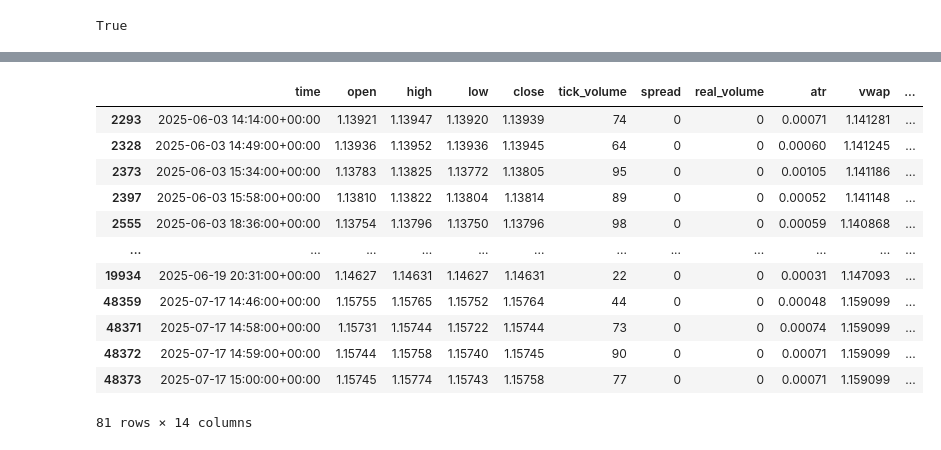
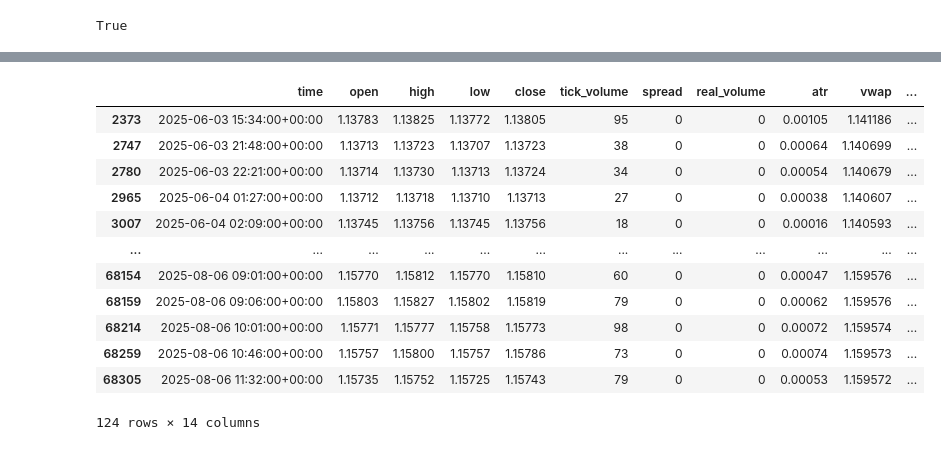
Before and after one commit to Moad2048/python_finance_market_projects, a Jupyter notebook: gpt_algo.ipynb, the cells around one changed output, grey strips where cells are left out. Drawn from its saved outputs; the diff is of its cells as text; code cells hidden in the pictures.

```diff
--- a/gpt_algo.ipynb
+++ b/gpt_algo.ipynb
@@ -118,28 +118,37 @@ Risk-Reward Ratio: 3.81
 [('win', np.float64(1.13805), np.float64(1.13831)), ('loss', np.float64(1.13723), np.float64(1.13709)), ('loss', np.float64(1.13724), np.float64(1.13697)), ('win', np.float64(1.13713), np.float64(1.13 ...
 # %%
 prev = df.iloc[i-1]
-def entring_stoploss_profit(row, prev) :
-    hour = row['time'].hour
-    if row["close"] < row["vwap"] - 2 * row["atr"] and row["spread"] < 0.0002 and row["volume_spike"] and row["close"] > row["open"] and prev["close"] < prev["open"] :#and(hour > 13 and hour < 15):
+def entring_stoploss_profit(row) :
+    idx = row.name
+    if idx == 0:
+        return None
+    prev = df.iloc[idx - 1]
+
+    if (
+        row["close"] < row["vwap"] - 2 * row["atr"]
+        and row["spread"] < 0.0002
+        and row["volume_spike"]
+        and row["close"] > row["open"]
+        and prev["close"] < prev["open"]
+    ):
         return "buy"
-    #elif signals :
-        #return "sell"
-df["signal"] = df.apply(entring_stoploss_profit, axis=1, prev = prev)
+    return None
+df["signal"] = df.apply(entring_stoploss_profit, axis=1)
 df.copy().dropna()
 # %% [output]
 |  | time | open | high | low | close | tick_volume | spread | real_volume | atr | vwap | ... |
-| 2293 | 2025-06-03 14:14:00+00:00 | 1.13921 | 1.13947 | 1.13920 | 1.13939 | 74 | 0 | 0 | 0.00071 | 1.141281 | ... |
-| 2328 | 2025-06-03 14:49:00+00:00 | 1.13936 | 1.13952 | 1.13936 | 1.13945 | 64 | 0 | 0 | 0.00060 | 1.141245 | ... |
 | 2373 | 2025-06-03 15:34:00+00:00 | 1.13783 | 1.13825 | 1.13772 | 1.13805 | 95 | 0 | 0 | 0.00105 | 1.141186 | ... |
-| 2397 | 2025-06-03 15:58:00+00:00 | 1.13810 | 1.13822 | 1.13804 | 1.13814 | 89 | 0 | 0 | 0.00052 | 1.141148 | ... |
-| 2555 | 2025-06-03 18:36:00+00:00 | 1.13754 | 1.13796 | 1.13750 | 1.13796 | 98 | 0 | 0 | 0.00059 | 1.140868 | ... |
+| 2747 | 2025-06-03 21:48:00+00:00 | 1.13713 | 1.13723 | 1.13707 | 1.13723 | 38 | 0 | 0 | 0.00064 | 1.140699 | ... |
+| 2780 | 2025-06-03 22:21:00+00:00 | 1.13714 | 1.13730 | 1.13713 | 1.13724 | 34 | 0 | 0 | 0.00054 | 1.140679 | ... |
+| 2965 | 2025-06-04 01:27:00+00:00 | 1.13712 | 1.13718 | 1.13710 | 1.13713 | 27 | 0 | 0 | 0.00038 | 1.140607 | ... |
+| 3007 | 2025-06-04 02:09:00+00:00 | 1.13745 | 1.13756 | 1.13745 | 1.13756 | 18 | 0 | 0 | 0.00016 | 1.140593 | ... |
 | ... | ... | ... | ... | ... | ... | ... | ... | ... | ... | ... | ... |
-| 19934 | 2025-06-19 20:31:00+00:00 | 1.14627 | 1.14631 | 1.14627 | 1.14631 | 22 | 0 | 0 | 0.00031 | 1.147093 | ... |
-| 48359 | 2025-07-17 14:46:00+00:00 | 1.15755 | 1.15765 | 1.15752 | 1.15764 | 44 | 0 | 0 | 0.00048 | 1.159099 | ... |
-| 48371 | 2025-07-17 14:58:00+00:00 | 1.15731 | 1.15744 | 1.15722 | 1.15744 | 73 | 0 | 0 | 0.00074 | 1.159099 | ... |
-| 48372 | 2025-07-17 14:59:00+00:00 | 1.15744 | 1.15758 | 1.15740 | 1.15745 | 90 | 0 | 0 | 0.00071 | 1.159099 | ... |
-| 48373 | 2025-07-17 15:00:00+00:00 | 1.15745 | 1.15774 | 1.15743 | 1.15758 | 77 | 0 | 0 | 0.00071 | 1.159099 | ... |
+| 68154 | 2025-08-06 09:01:00+00:00 | 1.15770 | 1.15812 | 1.15770 | 1.15810 | 60 | 0 | 0 | 0.00047 | 1.159576 | ... |
+| 68159 | 2025-08-06 09:06:00+00:00 | 1.15803 | 1.15827 | 1.15802 | 1.15819 | 79 | 0 | 0 | 0.00062 | 1.159576 | ... |
+| 68214 | 2025-08-06 10:01:00+00:00 | 1.15771 | 1.15777 | 1.15758 | 1.15773 | 98 | 0 | 0 | 0.00072 | 1.159574 | ... |
+| 68259 | 2025-08-06 10:46:00+00:00 | 1.15757 | 1.15800 | 1.15757 | 1.15786 | 73 | 0 | 0 | 0.00074 | 1.159573 | ... |
+| 68305 | 2025-08-06 11:32:00+00:00 | 1.15735 | 1.15752 | 1.15725 | 1.15743 | 79 | 0 | 0 | 0.00053 | 1.159572 | ... |
-81 rows × 14 columns
+124 rows × 14 columns
 # %%
 
 # create trade logic
```
Also changed, not shown: parts of 4 cells of this notebook, 2 other files.
